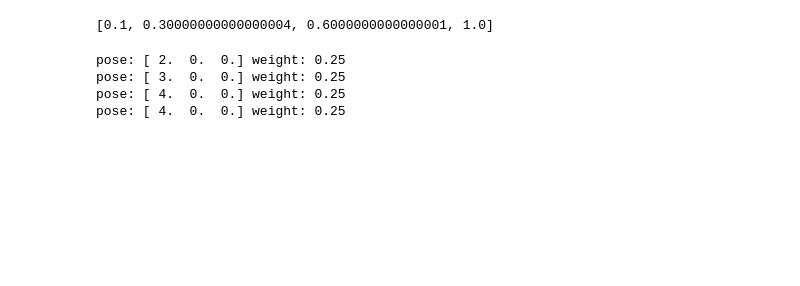
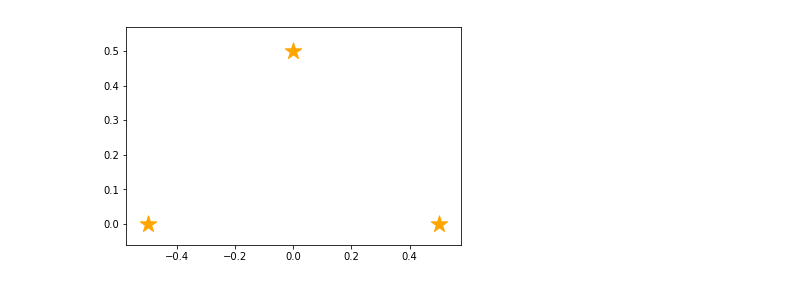
Before and after one commit to ryuichiueda/probrobo2017, a Jupyter notebook: Untitled.ipynb, the cells around one changed output. Cells and saved outputs as stored; diff of their text form; code cells hidden in the pictures; blank space fills up the shorter version.

```diff
--- a/Untitled.ipynb
+++ b/Untitled.ipynb
@@ -34,33 +0,0 @@ print(pointer)
-# %%
-accum = []
-sm = 0.0
-for p in particles:
-    accum.append(p.weight + sm)
-    sm += p.weight
-
-print(accum)
-
-new_particles = []
-particles_num = len(particles)
-
-while pointer < 1.0:
-    if accum[0] >= pointer:
-        new_particles.append(
-            Particle(copy.deepcopy(particles[0].pose),1.0/particles_num)
-        )
-        pointer += 1.0/particles_num
-    else:
-        accum.pop(0)
-        particles.pop(0)
-# %% [output]
-[0.1, 0.30000000000000004, 0.6000000000000001, 1.0]
-# %%
-particles = new_particles
-
-for p in particles:
-    print(p)
-# %% [output]
-pose: [ 2.  0.  0.] weight: 0.25
-pose: [ 3.  0.  0.] weight: 0.25
-pose: [ 4.  0.  0.] weight: 0.25
-pose: [ 4.  0.  0.] weight: 0.25
@@ -66,0 +9,18 @@ pose: [ 4.  0.  0.] weight: 0.25
+# %%
+class Landmarks:
+    def __init__(self,array):
+        self.positions = array                          #各ランドマークの位置を記録（シミュレーションのためで、ロボットからは見えない情報）
+
+    def draw(self):                                         #描画用
+        xs = [ e[0] for e in self.positions]
+        ys = [ e[1] for e in self.positions]
+        plt.scatter(xs,ys,s=300,marker="*",label="landmarks",color="orange")
+# %%
+# ランドマークを3つ登録
+actual_landmarks = Landmarks(np.array([[-0.5,0.0],[0.5,0.0],[0.0,0.5]]))
+# %%
+
+#　ランドマークを描画してみましょう
+actual_landmarks.draw()
+# %% [output]
+[figure, added]
```
Also changed, not shown: parts of 16 cells of this notebook, 2 other files.
